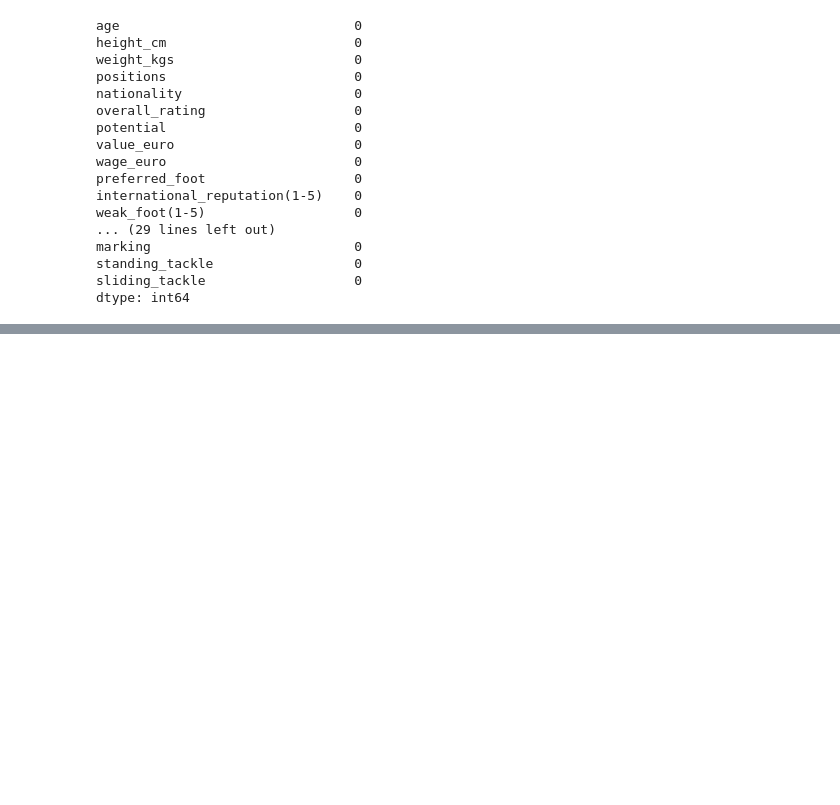
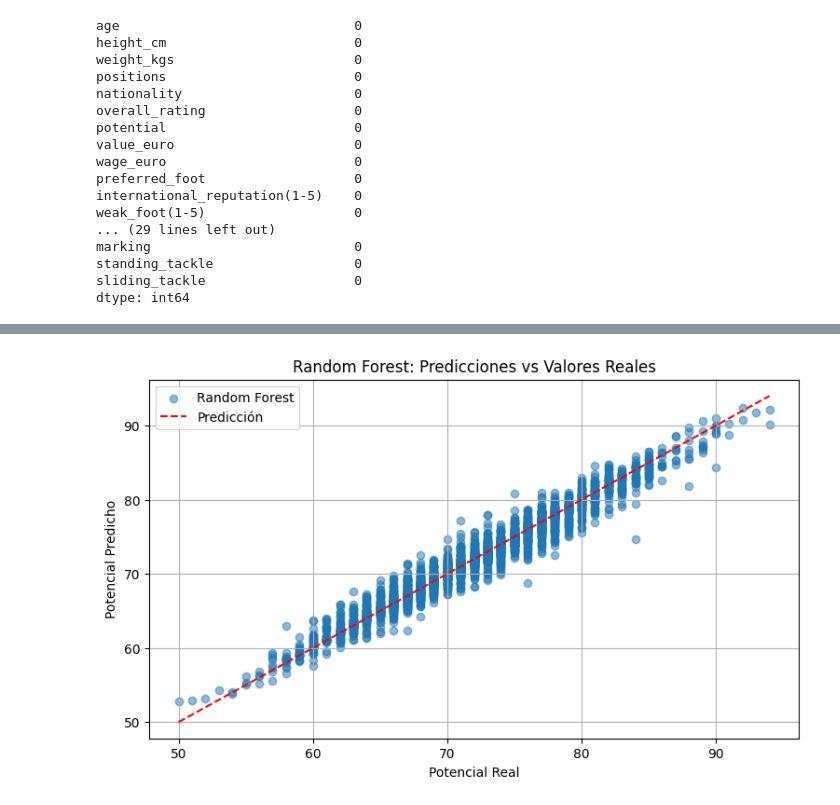
Before and after one commit to felyLDA/Proyecto_IA, a Jupyter notebook: Proyecto_IA.ipynb, the cells around one changed output, grey strips where cells are left out. Cells and saved outputs as stored; diff of their text form; code cells hidden in the pictures; blank space fills up the shorter version.

```diff
--- a/Proyecto_IA.ipynb
+++ b/Proyecto_IA.ipynb
@@ -114,0 +227,14 @@ y_pred_rf = rf.predict(X_test)
+# %%
+import matplotlib.pyplot as plt
+
+plt.figure(figsize=(9, 5))
+plt.scatter(y_test, y_pred_rf, alpha=0.5, label='Random Forest')
+plt.plot([y_test.min(), y_test.max()], [y_test.min(), y_test.max()], 'r--', label='Predicción')
+plt.xlabel("Potencial Real")
+plt.ylabel("Potencial Predicho")
+plt.title("Random Forest: Predicciones vs Valores Reales")
+plt.legend()
+plt.grid(True)
+plt.show()
+# %% [output]
+[figure, added]
```
Also changed, not shown: parts of 11 cells of this notebook.
